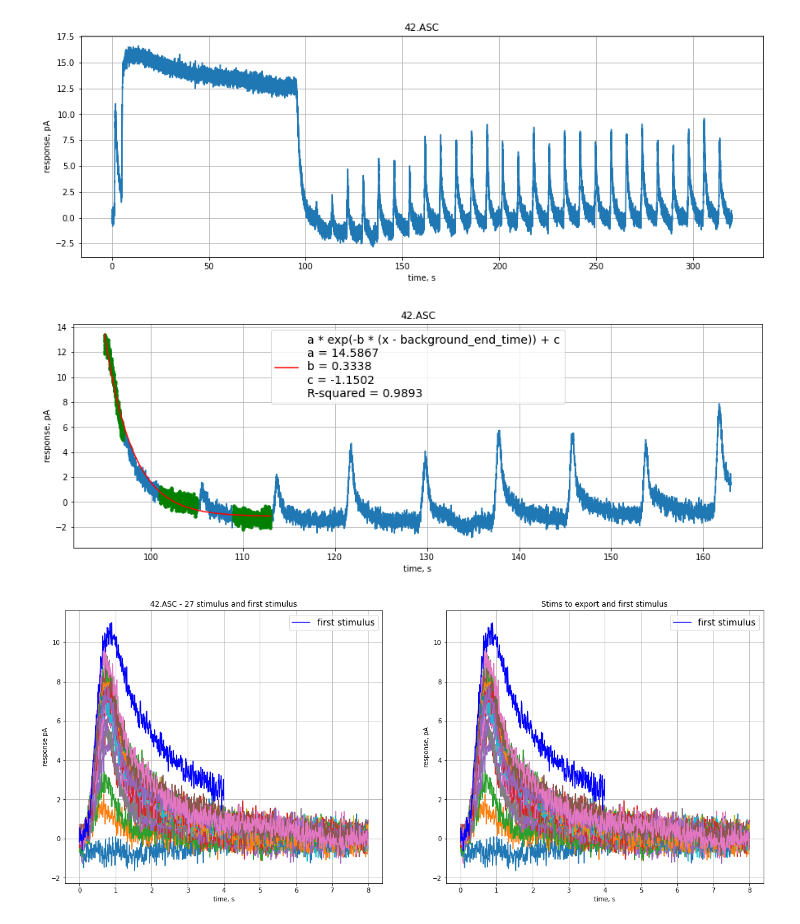
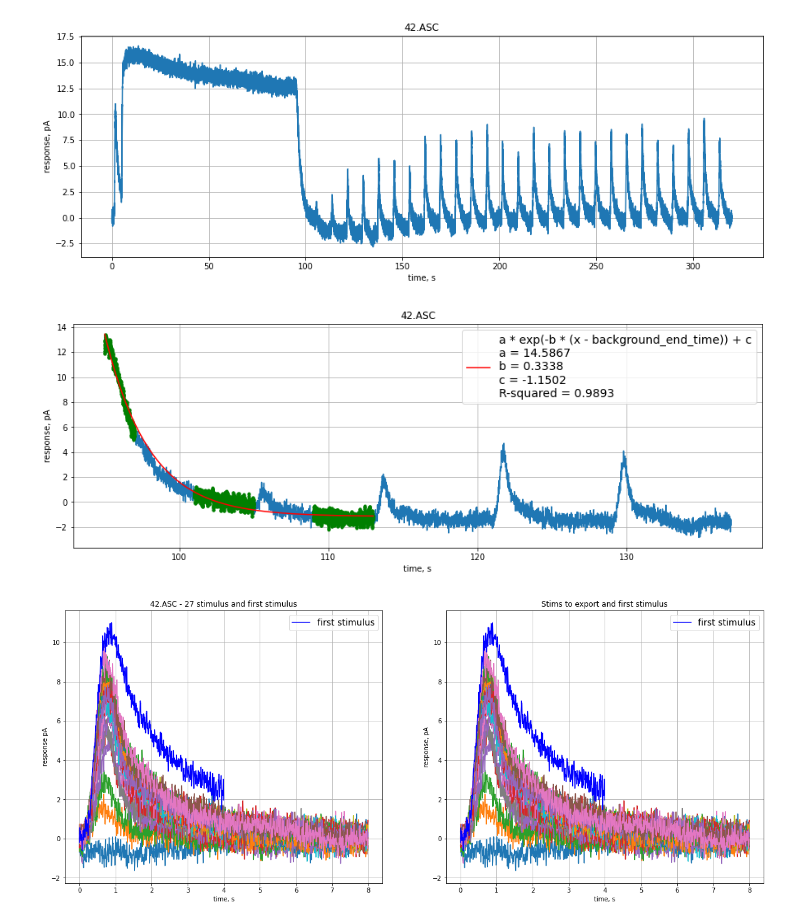
Before and after one commit to AndreiZherder/adaptation-memory, a Jupyter notebook: frog-rod.ipynb, the cells around one changed output. Cells and saved outputs as stored; diff of their text form; code cells hidden in the pictures.

```diff
--- a/frog-rod.ipynb
+++ b/frog-rod.ipynb
@@ -64,8 +65,7 @@ end = after_background_start_time * fs
 xs = [t[begin:end]]
 ys = [signal[begin:end]]
 
-# и еще 2 группы точек из хвостов 2 первых стимулов
-stims_on_exp_cnt = 2
+# и еще stims_on_exp_cnt групп точек из хвостов stims_on_exp_cnt первых стимулов
 begin = after_background_start_time * fs + period * fs - size
 end = begin + size
 for i in range(stims_on_exp_cnt):
@@ -81,35 +81,35 @@ def func(x, a, b, c):
     return a * np.exp(-b * (x - background_end_time)) + c
 popt = (1, 1, 1)
 try:
     popt, pcov = optimize.curve_fit(func, x, y, [10, 1, 0])
 except RuntimeError:
     print('Не удалось выполнить аппроксимацию нисходящей экспоненты. Подберите начальные коэффициенты.')
 exp_a = popt[0]
 exp_b = popt[1]
 exp_c = popt[2]
 begin = background_end_time * fs
 end = after_background_start_time * fs + stims_on_exp_cnt * period * fs
 exponent = func(t[begin:end], *popt)
 rvalue = stats.linregress(y, func(x, *popt)).rvalue
 r_squared = rvalue ** 2
 
 fig, ax = plt.subplots()
-ax.plot(t[begin:end + 50 * fs], signal[begin:end + 50 * fs])
+ax.plot(t[begin:end + 3 * period * fs], signal[begin:end + 3 * period * fs])
 ax.plot(x, y, 'g.')
 ax.plot(t[begin:end], exponent, 'r', label=f'a * exp(-b * (x - background_end_time)) + c\n'
                            f'a = {exp_a:.4f}\n'
                            f'b = {exp_b:.4f}\n'
                            f'c = {exp_c:.4f}\n'
                            f'R-squared = {r_squared:.4f}')
 fig.set_figwidth(15)
 fig.set_figheight(5)
 ax.set_xlabel('time, s')
 ax.set_ylabel('response, ' + signal_unit)
 ax.set_title(','.join(filenames))
 ax.legend(prop={"size": 14})
 ax.grid()
 # %% [output]
-[figure, old version]
+[figure, new version]
 # %%
 # Расчет количества и позиций стимулов
 
```
Also changed, not shown: parts of 3 cells of this notebook.
